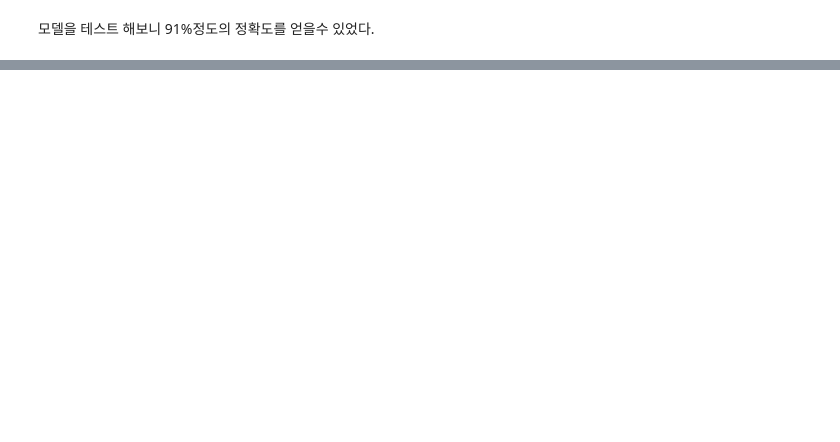
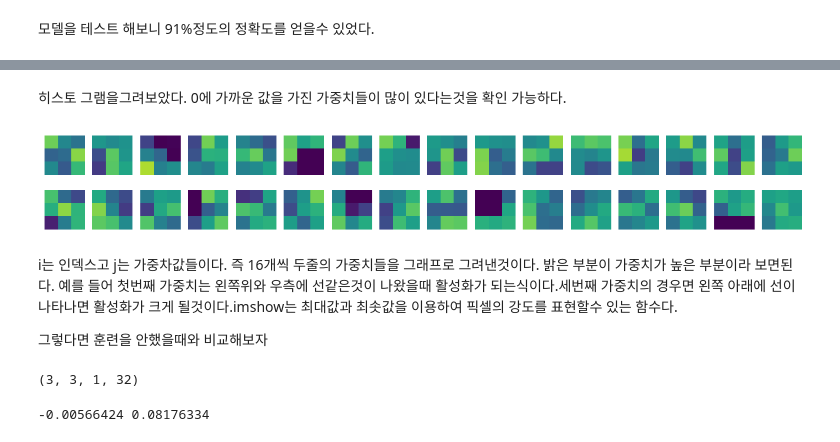
Before and after one commit to lwy2107/GK_co_work, a Jupyter notebook: 신경망_이미지_처리.ipynb, the cells around one changed output, grey strips where cells are left out. Drawn from its saved outputs; the diff is of its cells as text; code cells hidden in the pictures; blank space fills up the shorter version.

```diff
--- a/신경망_이미지_처리.ipynb
+++ b/신경망_이미지_처리.ipynb
@@ -160,2 +160,6 @@ model.evaluate(test_scaled, test_target)
 # %% [markdown]
 모델을 테스트 해보니 91%정도의 정확도를 얻을수 있었다.
+# %%
+from tensorflow import keras
+model = keras.models.load_model('best-cnn-model.h5')
+model.layers#계층에서 하는 일들을 보여준다.
@@ -161,0 +175,3 @@ model.evaluate(test_scaled, test_target)
+# %%
+conv=model.layers[0]
+print(conv.weights[0].shape, conv.weights[1].shape)
@@ -161,0 +182,3 @@ model.evaluate(test_scaled, test_target)
+# %%
+conv_weights=conv.weights[0].numpy()
+print(conv_weights.mean(), conv_weights.std())
@@ -161,0 +198,18 @@ model.evaluate(test_scaled, test_target)
+# %% [markdown]
+히스토 그램을그려보았다. 0에 가까운 값을 가진 가중치들이 많이 있다는것을 확인 가능하다.
+# %%
+fig, axs = plt.subplots(2,16,figsize=(15,2))
+for i in range(2):
+  for j in range(16):
+    axs[i,j].imshow(conv_weights[:,:,0,i*16+j],vmin=-0.5, vmax=0.5)
+    axs[i,j].axis('off')
+plt.show()
+# %% [output]
+[figure, added]
+# %% [markdown]
+i는 인덱스고 j는 가중차값들이다.
+즉 16개씩 두줄의 가중치들을 그래프로 그려낸것이다.
+밝은 부분이 가중치가 높은 부분이라 보면된다.
+예를 들어 첫번째 가중치는 왼쪽위와 우측에 선같은것이 나왔을때 활성화가 되는식이다.세번째 가중치의 경우면 왼쪽 아래에 선이 나타나면 활성화가 크게 될것이다.imshow는 최대값과 최솟값을 이용하여 픽셀의 강도를 표현할수 있는 함수다.
+
+그렇다면 훈련을 안했을때와 비교해보자
@@ -161,0 +219,10 @@ model.evaluate(test_scaled, test_target)
+# %%
+no_train_conv=no_train_model.layers[0]
+print(no_train_conv.weights[0].shape)
+# %% [output]
+(3, 3, 1, 32)
+# %%
+no_train_conv_weights=no_train_conv.weights[0].numpy()
+print(no_train_conv_weights.mean(), no_train_conv_weights.std())
+# %% [output]
+-0.00566424 0.08176334
```
Also changed, not shown: parts of 30 cells of this notebook.
